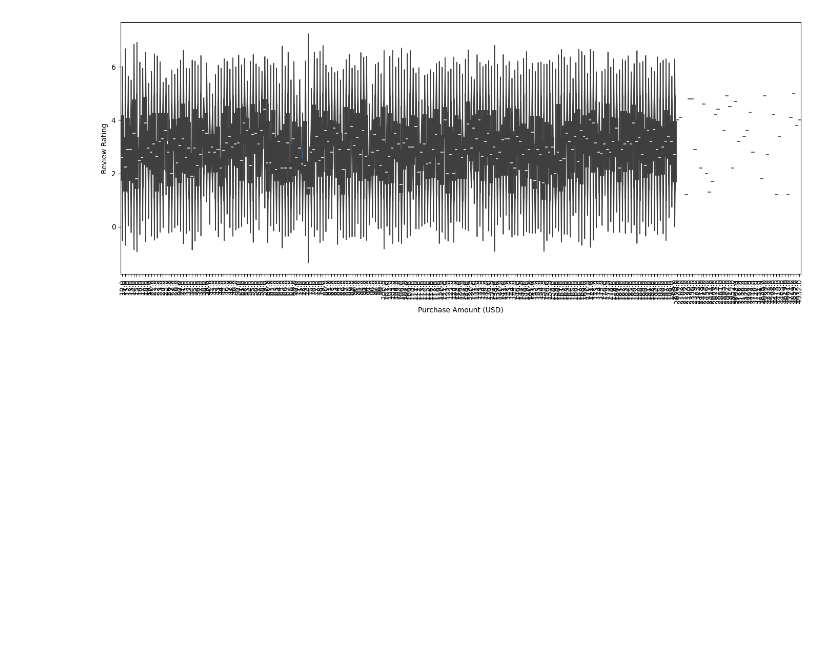
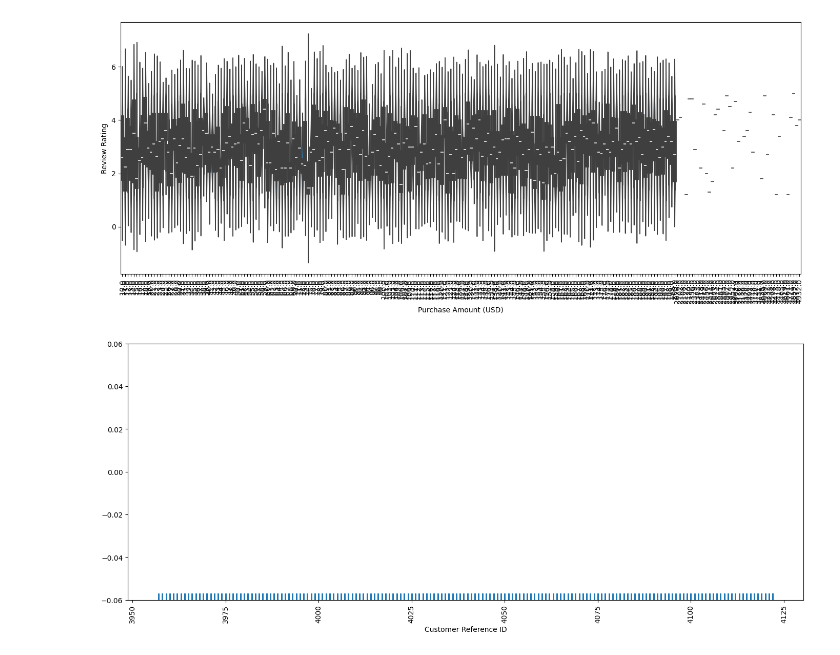
Before and after one commit to T-REX-C0DER/Data-Visualization-with-Python, a Jupyter notebook: Seaborn.ipynb, the cells around one changed output. Drawn from its saved outputs; the diff is of its cells as text; code cells hidden in the pictures; blank space fills up the shorter version.

```diff
--- a/Seaborn.ipynb
+++ b/Seaborn.ipynb
@@ -74,3 +74,12 @@ plt.tight_layout()
 plt.show()
 # %% [output]
 [figure]
+# %%
+# RugPlot
+plt.figure(figsize=(14,6))
+sns.rugplot( x = df["Customer Reference ID"])
+plt.xticks(rotation=90)
+plt.tight_layout()
+plt.show()
+# %% [output]
+[figure, added]
```
Also changed, not shown: parts of 1 cell of this notebook.
